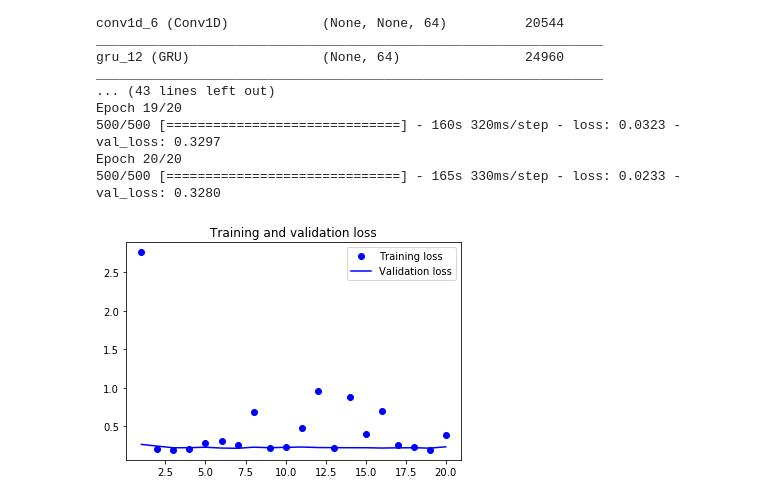
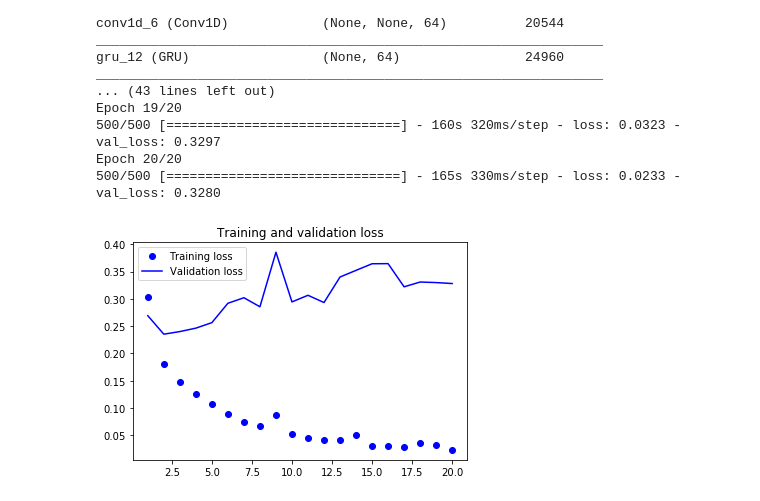
Before and after one commit to elmodeer/b-thesis, a Jupyter notebook: Keras-CNN.ipynb, the cells around one changed output. Drawn from its saved outputs; the diff is of its cells as text; code cells hidden in the pictures.

Commit message:
verifying models with graphs and evaluating

```diff
--- a/Keras-CNN.ipynb
+++ b/Keras-CNN.ipynb
@@ -402,14 +464,14 @@ model.save('model_5.h5')
 # %%
-loss = history_4.history['loss'][:]
-val_loss = history_4.history['val_loss'][:]
+loss = history_5.history['loss']
+val_loss = history_5.history['val_loss']
 
 epochs = range(1, len(loss) + 1)
 plt.figure()
 
 plt.plot(epochs, loss, 'bo', label='Training loss')
 plt.plot(epochs, val_loss, 'b', label='Validation loss')
 plt.title('Training and validation loss')
 plt.legend()
 plt.show()
 # %% [output]
-[figure, old version]
+[figure, new version]
```
Also changed, not shown: parts of 17 cells of this notebook.
